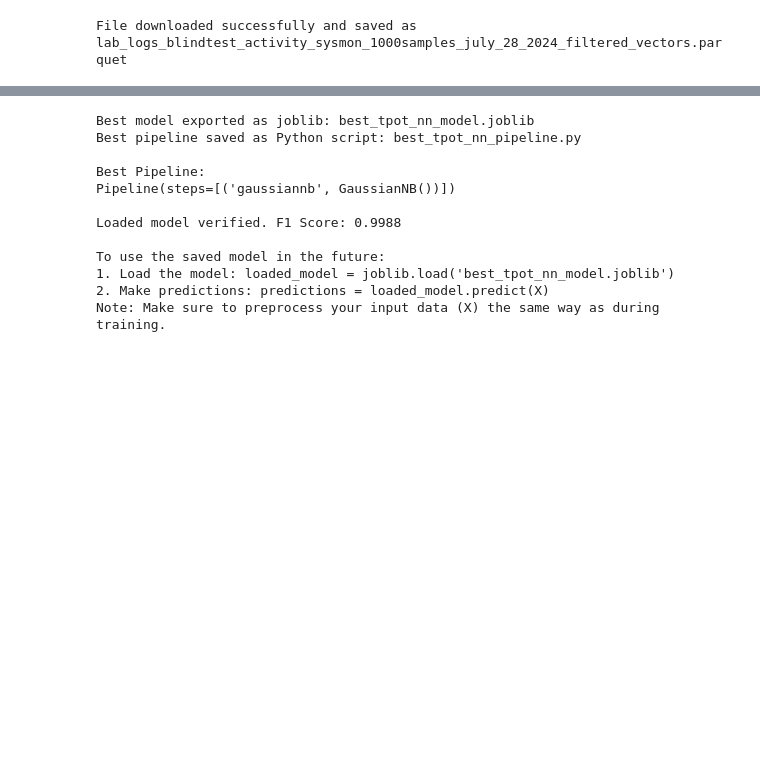
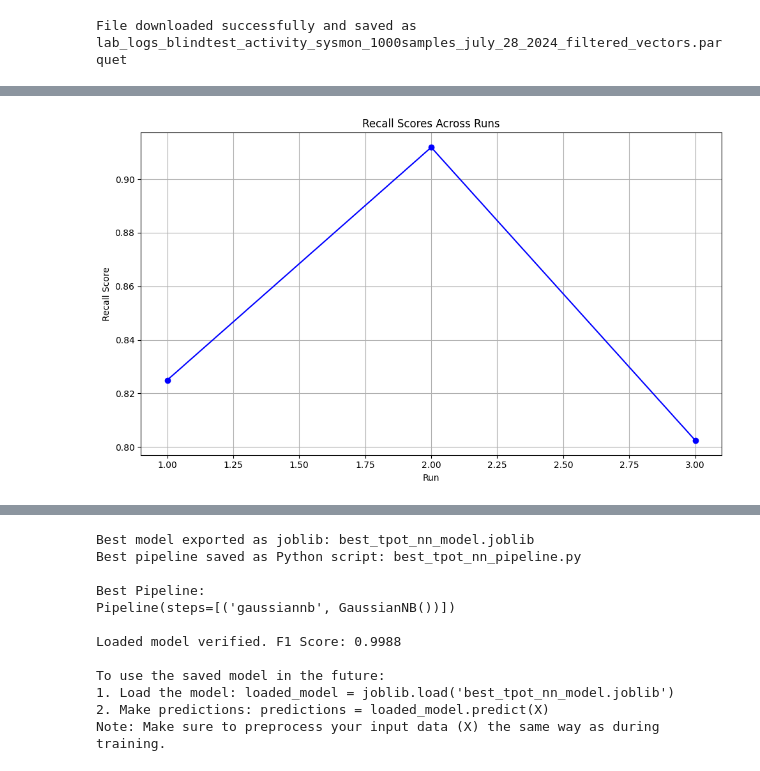
Before and after one commit to norandom/log2ml, a Jupyter notebook: LinFormer_AutoML_on_AE_sysmon_dataset_(Excel_implant_C2).ipynb, the cells around one changed output, grey strips where cells are left out. Drawn from its saved outputs; the diff is of its cells as text; code cells hidden in the pictures; blank space fills up the shorter version.

```diff
--- a/LinFormer_AutoML_on_AE_sysmon_dataset_(Excel_implant_C2).ipynb
+++ b/LinFormer_AutoML_on_AE_sysmon_dataset_(Excel_implant_C2).ipynb
@@ -1328,7 +1327,7 @@ from sklearn.metrics import f1_score
 
 
 # Save the model using joblib
-model_filename = 'manual_model_123.joblib'
+model_filename = 'manual_model_1.joblib'
 joblib.dump(pipeline, model_filename)
 
 print(f"\nModel exported as joblib: {model_filename}")
@@ -2338,0 +2408,86 @@ Results saved to 'tpot_nn_results.csv'
+# %%
+import pandas as pd
+import numpy as np
+from scipy import stats
+import matplotlib.pyplot as plt
+
+# Assuming results_df is already loaded from 'tpot_nn_recall_results.csv'
+# If not, uncomment the following line:
+# results_df = pd.read_csv('tpot_nn_recall_results.csv')
+
+# Print summary statistics
+print("\nSummary Statistics:")
+print(results_df.describe())
+
+# Calculate confidence intervals for recall scores
+confidence_level = 0.95
+recall_scores = results_df['recall_score']
+recall_mean = np.mean(recall_scores)
+recall_std = np.std(recall_scores, ddof=1)
+recall_se = recall_std / np.sqrt(len(recall_scores))
+recall_ci = stats.t.interval(confidence_level, len(recall_scores)-1, loc=recall_mean, scale=recall_se)
+
+print(f"\nRecall Score Analysis:")
+print(f"  Mean: {recall_mean:.4f}")
+print(f"  Standard Deviation: {recall_std:.4f}")
+print(f"  {confidence_level*100}% Confidence Interval: ({recall_ci[0]:.4f}, {recall_ci[1]:.4f})")
+
+# Perform t-test to check if recall scores are significantly different from a baseline
+baseline_recall = 0.5  # You can adjust this value based on your expectations
+t_stat, p_value = stats.ttest_1samp(recall_scores, baseline_recall)
+print(f"\nOne-sample t-test (comparing to baseline recall of {baseline_recall}):")
+print(f"  t-statistic: {t_stat:.4f}")
+print(f"  p-value: {p_value:.4f}")
+
+# Check for normality of recall scores
+_, normality_p_value = stats.shapiro(recall_scores)
+print(f"\nShapiro-Wilk test for normality of recall scores:")
+print(f"  p-value: {normality_p_value:.4f}")
+print(f"  {'Recall scores are normally distributed' if normality_p_value > 0.05 else 'Recall scores are not normally distributed'}")
+
+# Calculate effect size (Cohen's d) for recall scores compared to baseline
+effect_size = (recall_mean - baseline_recall) / recall_std
+print(f"\nEffect size (Cohen's d) compared to baseline: {effect_size:.4f}")
+
+# Plot recall scores
+plt.figure(figsize=(10, 6))
+plt.plot(results_df['run'], results_df['recall_score'], 'bo-')
+plt.title('Recall Scores Across Runs')
+plt.xlabel('Run')
+plt.ylabel('Recall Score')
+plt.grid(True)
+plt.tight_layout()
+plt.show()
+
+# Runtime analysis
+print("\nRuntime Analysis:")
+print(f"  Total Runtime: {results_df['runtime'].sum():.2f} seconds")
+print(f"  Average Runtime per Run: {results_df['runtime'].mean():.2f} seconds")
+
+# Pipelines tested analysis
+print("\nPipelines Tested Analysis:")
+print(f"  Total Pipelines Tested: {results_df['pipelines_tested'].sum()}")
+print(f"  Average Pipelines per Run: {results_df['pipelines_tested'].mean():.2f}")
+
+# Best pipeline
+best_run = results_df.loc[results_df['recall_score'].idxmax()]
+print(f"\nBest Run (Run {best_run['run']}):")
+print(f"  Recall Score: {best_run['recall_score']:.4f}")
+print(f"  Runtime: {best_run['runtime']:.2f} seconds")
+print(f"  Pipelines Tested: {best_run['pipelines_tested']}")
+print(f"  Best Pipeline:\n{best_run['best_pipeline']}")
+
+# Plot runtime vs recall score
+plt.figure(figsize=(10, 6))
+plt.scatter(results_df['runtime'], results_df['recall_score'])
+plt.title('Runtime vs Recall Score')
+plt.xlabel('Runtime (seconds)')
+plt.ylabel('Recall Score')
+plt.grid(True)
+plt.tight_layout()
+plt.show()
+
+# Analyze the relationship between runtime and recall score
+runtime_recall_corr, _ = stats.pearsonr(results_df['runtime'], results_df['recall_score'])
+print(f"\nCorrelation between runtime and recall score: {runtime_recall_corr:.4f}")
+# %% [output]
@@ -2338,0 +2511 @@ Results saved to 'tpot_nn_results.csv'
+[figure, added]
```
Also changed, not shown: parts of 49 cells of this notebook.
